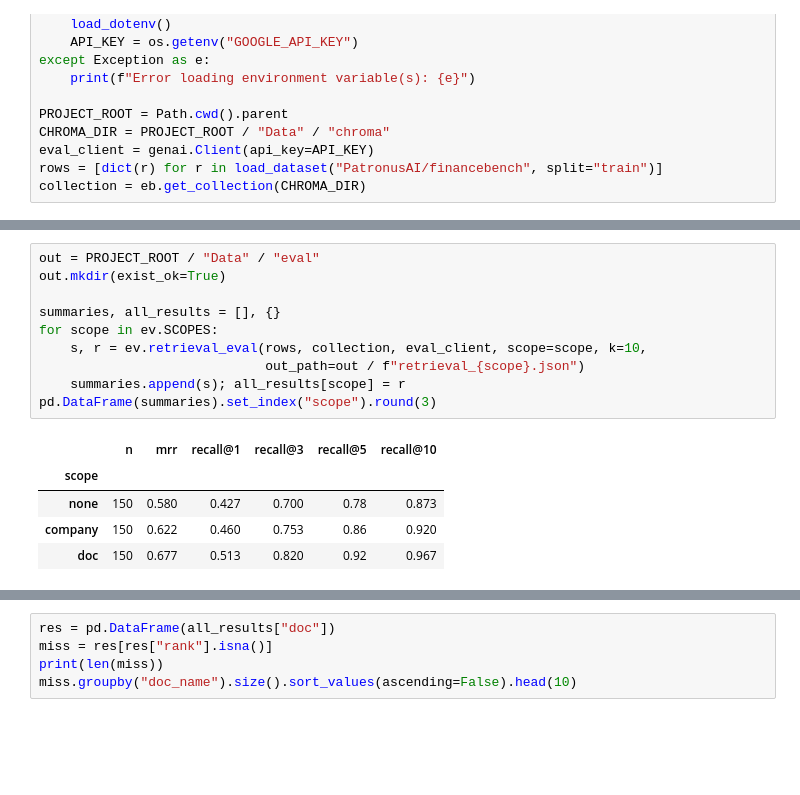
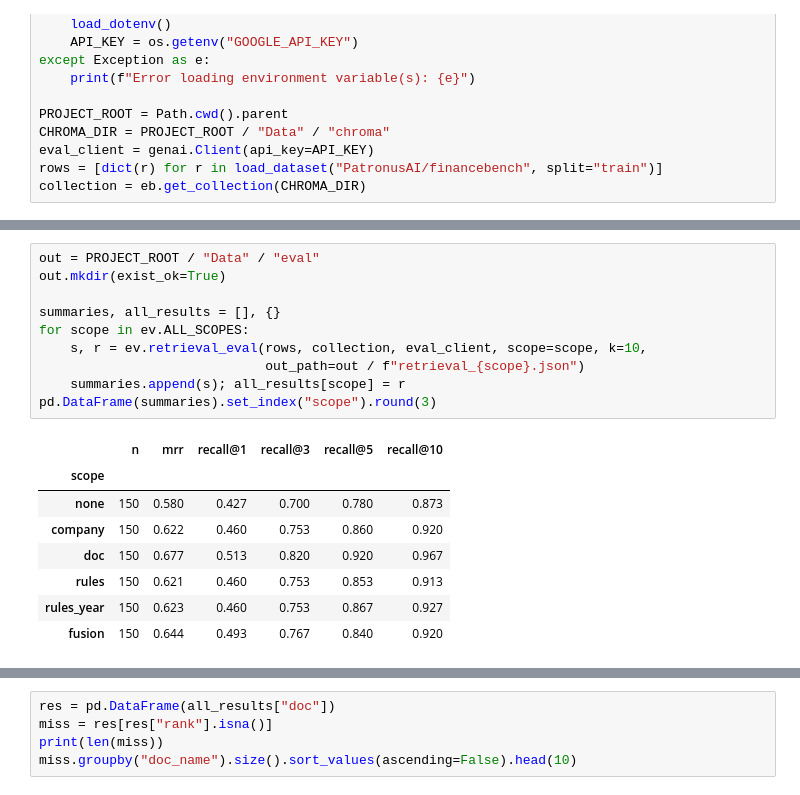
Before and after one commit to nathnath2006/RAG-Model, a Jupyter notebook: src/evaluation.ipynb, the cells around one changed output, grey strips where cells are left out. Cells and saved outputs as stored; diff of their text form; blank space fills up the shorter version.

```diff
--- a/src/evaluation.ipynb
+++ b/src/evaluation.ipynb
@@ -43,19 +45,22 @@ A page counts as a hit only if both the document name and the page number match.
 # %%
 out = PROJECT_ROOT / "Data" / "eval"
 out.mkdir(exist_ok=True)
 
 summaries, all_results = [], {}
-for scope in ev.SCOPES:
+for scope in ev.ALL_SCOPES:
     s, r = ev.retrieval_eval(rows, collection, eval_client, scope=scope, k=10,
                              out_path=out / f"retrieval_{scope}.json")
     summaries.append(s); all_results[scope] = r
 pd.DataFrame(summaries).set_index("scope").round(3)
 # %% [output]
 |  | n | mrr | recall@1 | recall@3 | recall@5 | recall@10 |
 | scope |  |  |  |  |  |  |
-| none | 150 | 0.580 | 0.427 | 0.700 | 0.78 | 0.873 |
-| company | 150 | 0.622 | 0.460 | 0.753 | 0.86 | 0.920 |
-| doc | 150 | 0.677 | 0.513 | 0.820 | 0.92 | 0.967 |
+| none | 150 | 0.580 | 0.427 | 0.700 | 0.780 | 0.873 |
+| company | 150 | 0.622 | 0.460 | 0.753 | 0.860 | 0.920 |
+| doc | 150 | 0.677 | 0.513 | 0.820 | 0.920 | 0.967 |
+| rules | 150 | 0.621 | 0.460 | 0.753 | 0.853 | 0.913 |
+| rules_year | 150 | 0.623 | 0.460 | 0.753 | 0.867 | 0.927 |
+| fusion | 150 | 0.644 | 0.493 | 0.767 | 0.840 | 0.920 |
 # %% [markdown]
 ## Analysis of missed questions
 
```
Also changed, not shown: parts of 8 cells of this notebook, 10 other files.
